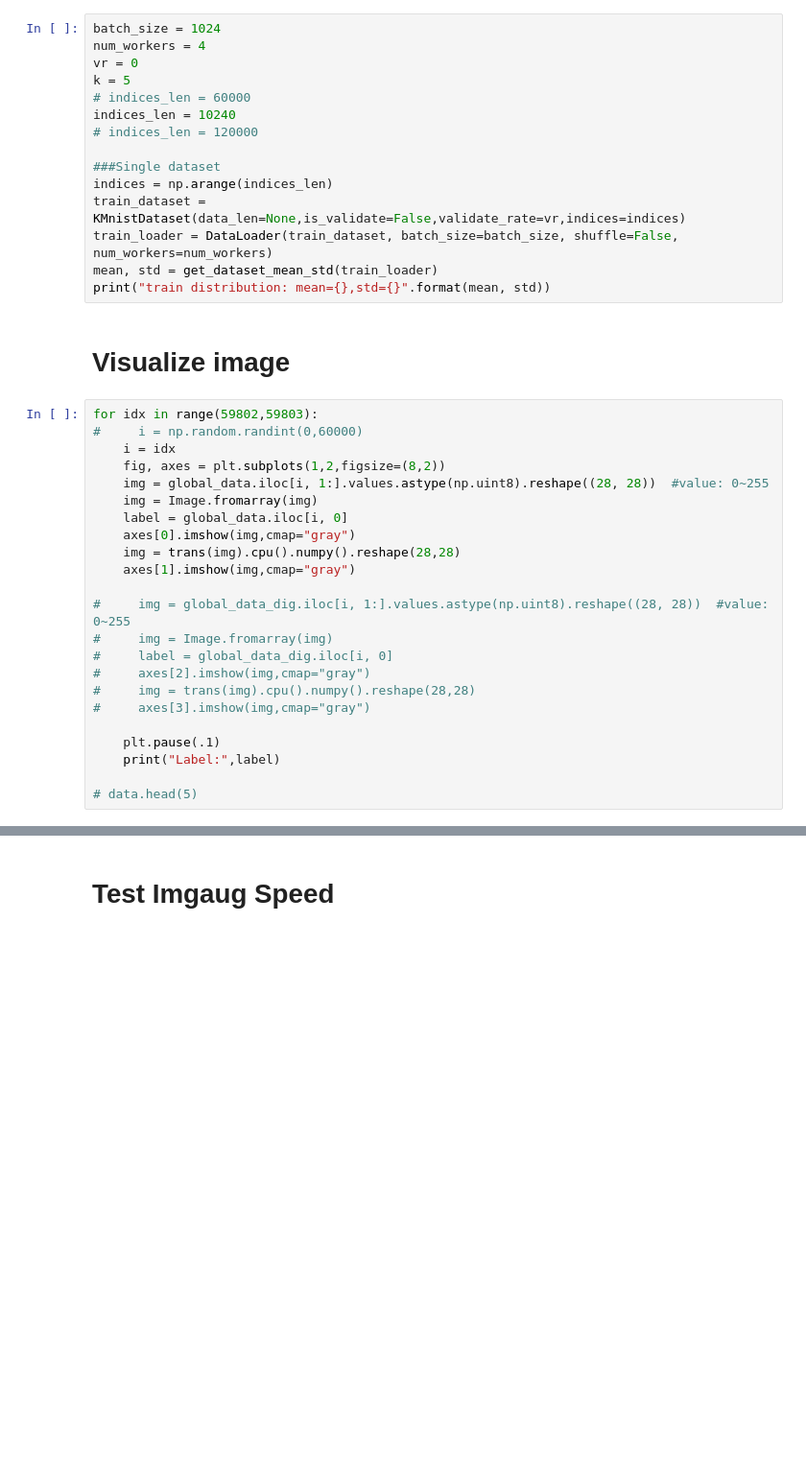
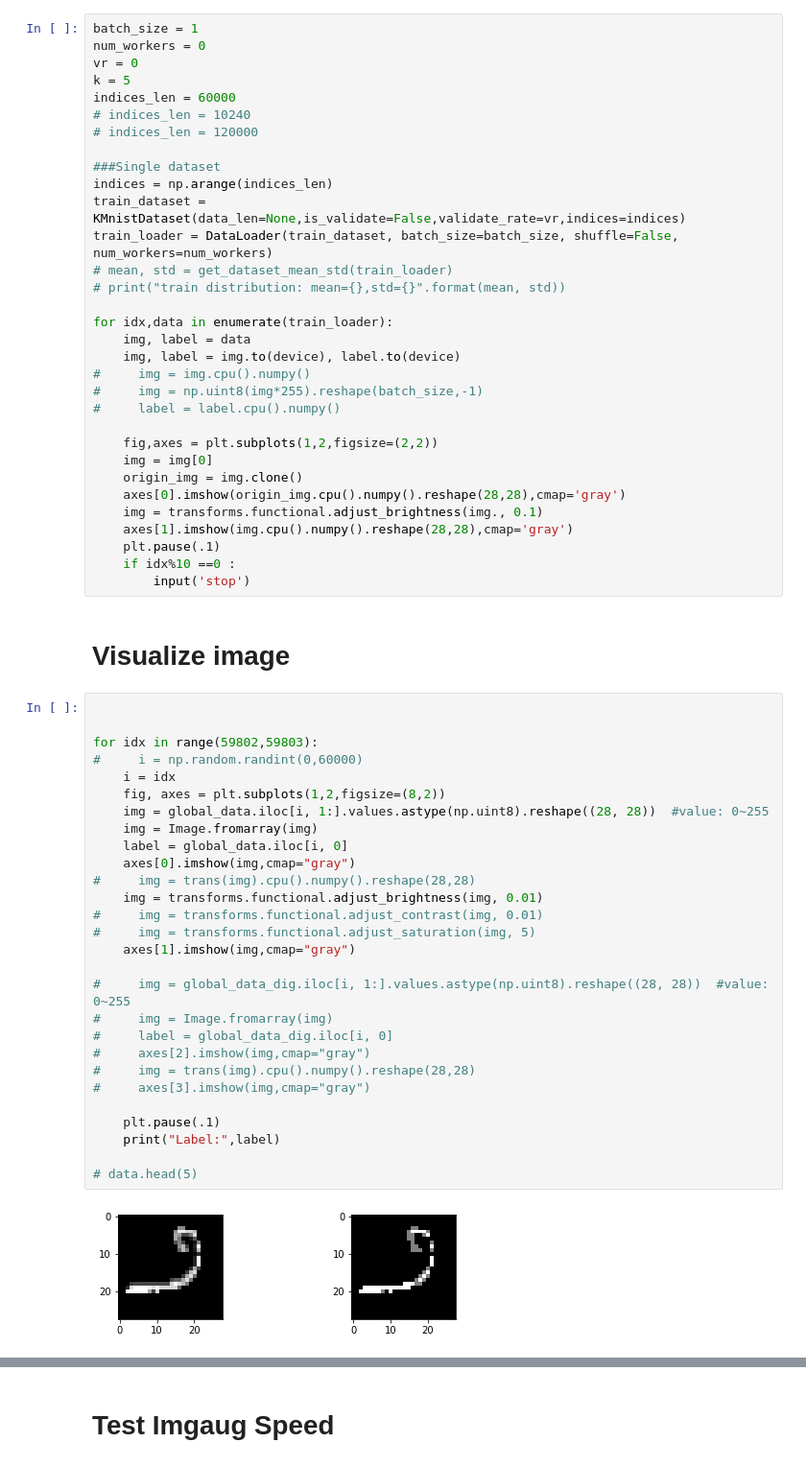
Before and after one commit to ccchang1023/Kannada_MNIST_CNN, a Jupyter notebook: Data_visualization.ipynb, the cells around one changed output, grey strips where cells are left out. Shown: that part at 96% size. Cells and saved outputs as stored; diff of their text form; blank space fills up the shorter version.

```diff
--- a/Data_visualization.ipynb
+++ b/Data_visualization.ipynb
@@ -84,42 +86,66 @@ class KMnistDataset(Dataset):
     def __len__(self):
         return self.len
 # %%
-batch_size = 1024
-num_workers = 4
+batch_size = 1
+num_workers = 0
 vr = 0
 k = 5
-# indices_len = 60000
-indices_len = 10240
+indices_len = 60000
+# indices_len = 10240
 # indices_len = 120000
 
 ###Single dataset
 indices = np.arange(indices_len)
 train_dataset = KMnistDataset(data_len=None,is_validate=False,validate_rate=vr,indices=indices)
 train_loader = DataLoader(train_dataset, batch_size=batch_size, shuffle=False, num_workers=num_workers)
-mean, std = get_dataset_mean_std(train_loader)
-print("train distribution: mean={},std={}".format(mean, std))
+# mean, std = get_dataset_mean_std(train_loader)
+# print("train distribution: mean={},std={}".format(mean, std))
+
+for idx,data in enumerate(train_loader):
+    img, label = data
+    img, label = img.to(device), label.to(device)
+#     img = img.cpu().numpy()
+#     img = np.uint8(img*255).reshape(batch_size,-1)
+#     label = label.cpu().numpy()
+
+    fig,axes = plt.subplots(1,2,figsize=(2,2))
+    img = img[0]
+    origin_img = img.clone()
+    axes[0].imshow(origin_img.cpu().numpy().reshape(28,28),cmap='gray')
+    img = transforms.functional.adjust_brightness(img., 0.1)
+    axes[1].imshow(img.cpu().numpy().reshape(28,28),cmap='gray')
+    plt.pause(.1)
+    if idx%10 ==0 :
+        input('stop')
 # %% [markdown]
 # Visualize image
 # %%
+
+
 for idx in range(59802,59803):
 #     i = np.random.randint(0,60000)
     i = idx
     fig, axes = plt.subplots(1,2,figsize=(8,2))
     img = global_data.iloc[i, 1:].values.astype(np.uint8).reshape((28, 28))  #value: 0~255
     img = Image.fromarray(img)
     label = global_data.iloc[i, 0]
     axes[0].imshow(img,cmap="gray")
-    img = trans(img).cpu().numpy().reshape(28,28)
+#     img = trans(img).cpu().numpy().reshape(28,28)
+    img = transforms.functional.adjust_brightness(img, 0.01)
+#     img = transforms.functional.adjust_contrast(img, 0.01)
+#     img = transforms.functional.adjust_saturation(img, 5)
     axes[1].imshow(img,cmap="gray")
 
 #     img = global_data_dig.iloc[i, 1:].values.astype(np.uint8).reshape((28, 28))  #value: 0~255
 #     img = Image.fromarray(img)
 #     label = global_data_dig.iloc[i, 0]
 #     axes[2].imshow(img,cmap="gray")
 #     img = trans(img).cpu().numpy().reshape(28,28)
 #     axes[3].imshow(img,cmap="gray")
 
     plt.pause(.1)
     print("Label:",label)
 
 # data.head(5)
+# %% [output]
+[figure, added]
```
Also changed, not shown: parts of 5 cells of this notebook, 1 other file.
